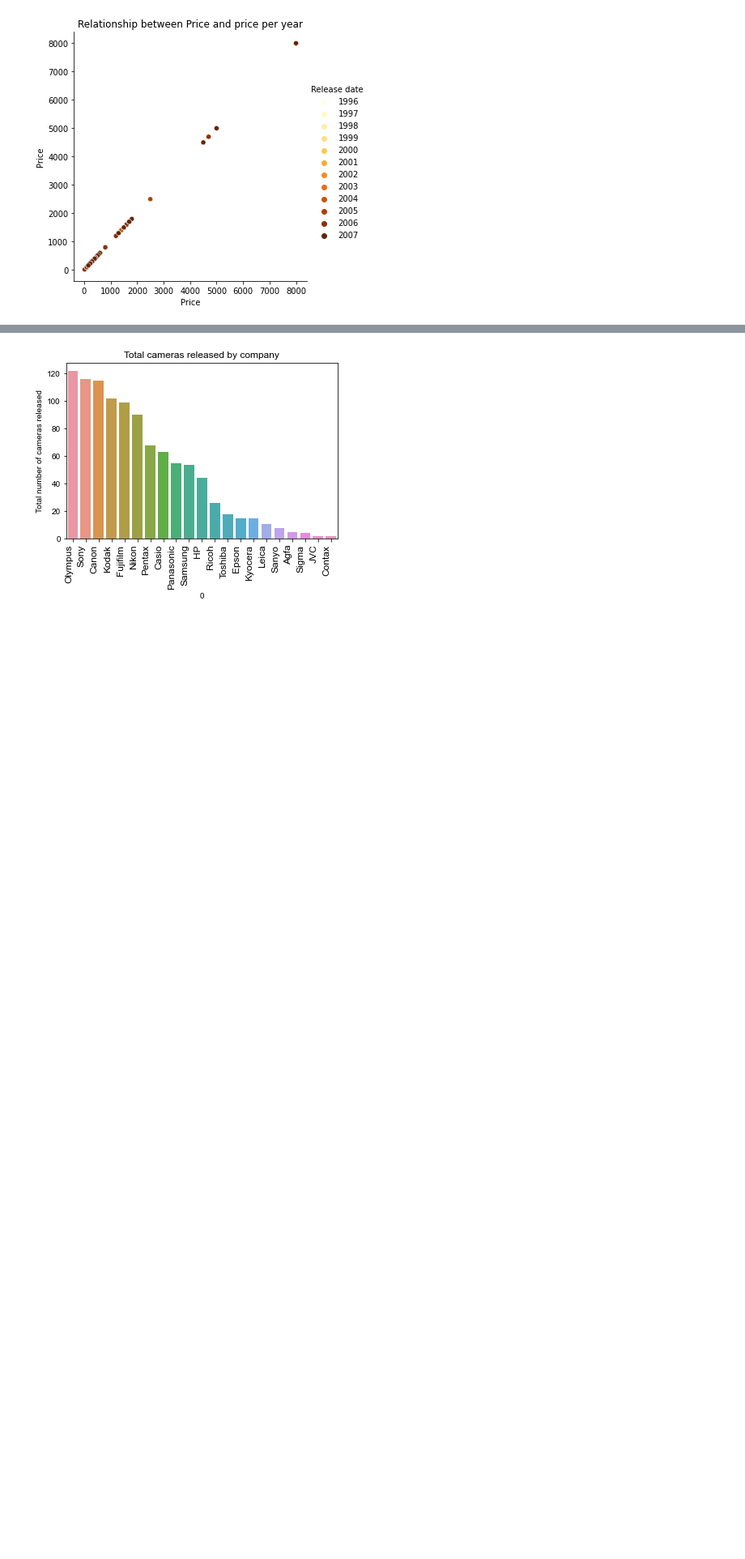
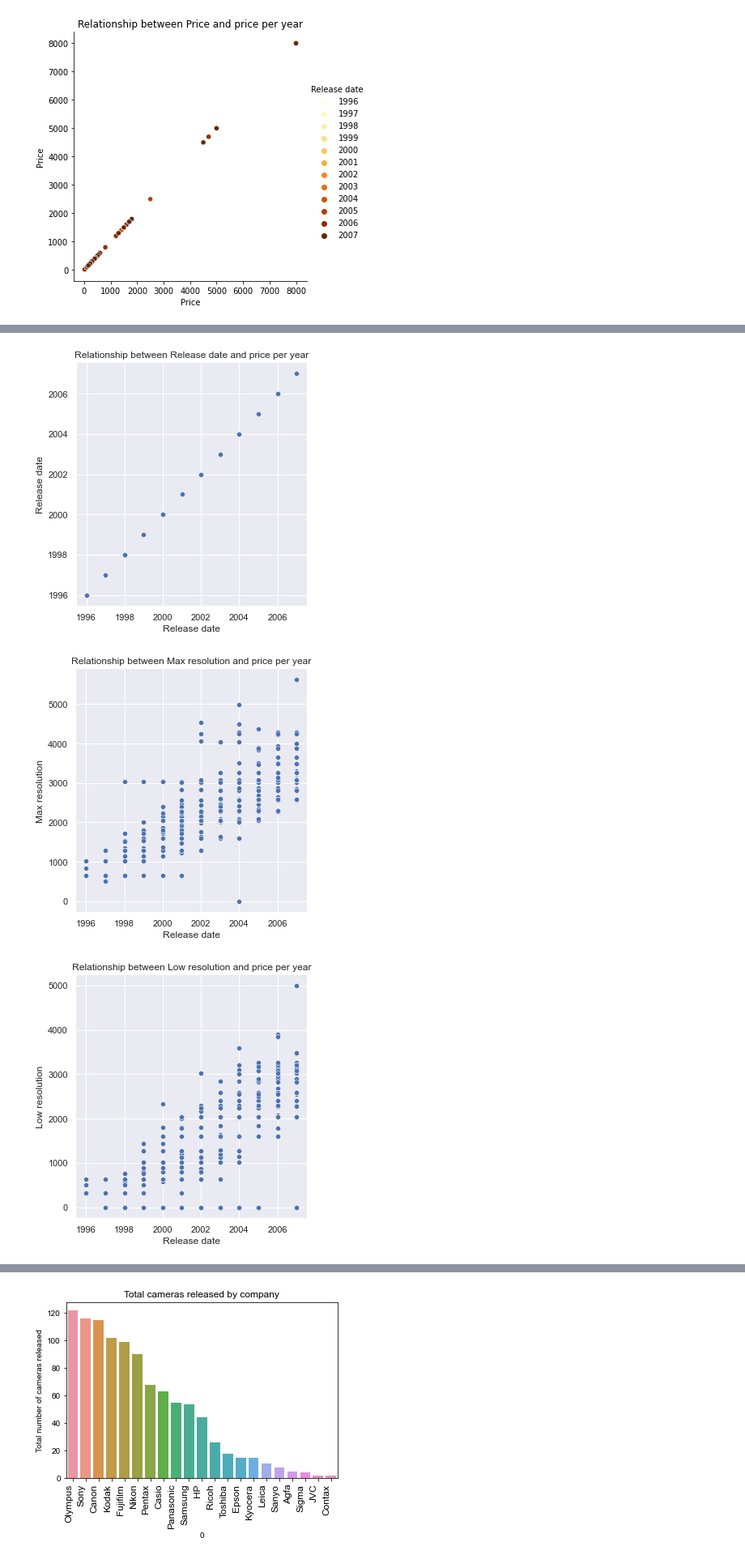
Before and after one commit to juro95/Camera-Data-Science-Project, a Jupyter notebook: 1000cameras.ipynb, the cells around one changed output, grey strips where cells are left out. Shown at 81% size. Drawn from its saved outputs; the diff is of its cells as text; code cells hidden in the pictures; blank space fills up the shorter version.

```diff
--- a/1000cameras.ipynb
+++ b/1000cameras.ipynb
@@ -296,0 +297,10 @@ Next we can visualize how many brands are in the dataset and how many cameras th
+# %%
+for properties in columns_without_model :
+
+    sns.relplot(x = "Release date" , y = f"{properties}", data = camera_sorted, kind = "scatter", legend='full', palette = "YlOrBr")
+    plt.title(f"Relationship between {properties} and price per year")
+    plt.show
+# %% [output]
+[figure, added]
+[figure, added]
+[figure, added]
```
Also changed, not shown: parts of 3 cells of this notebook.
